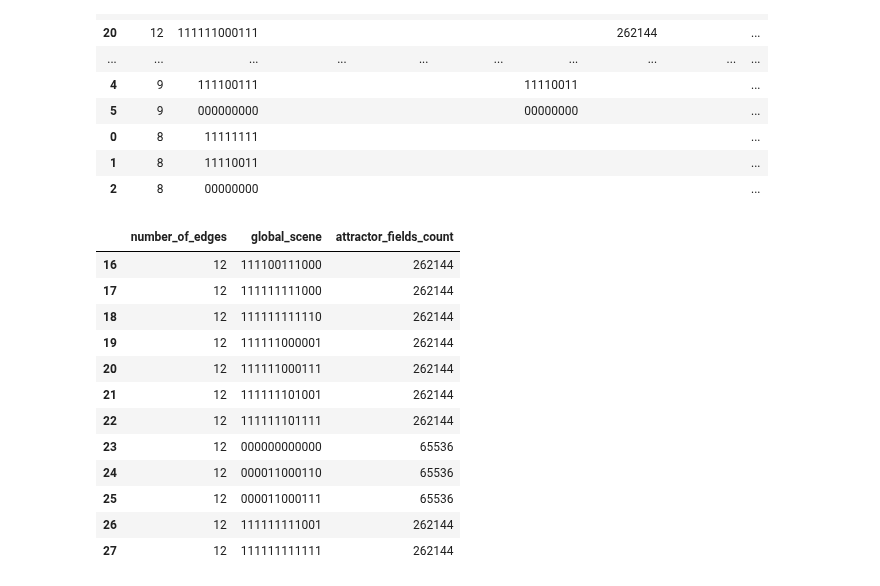
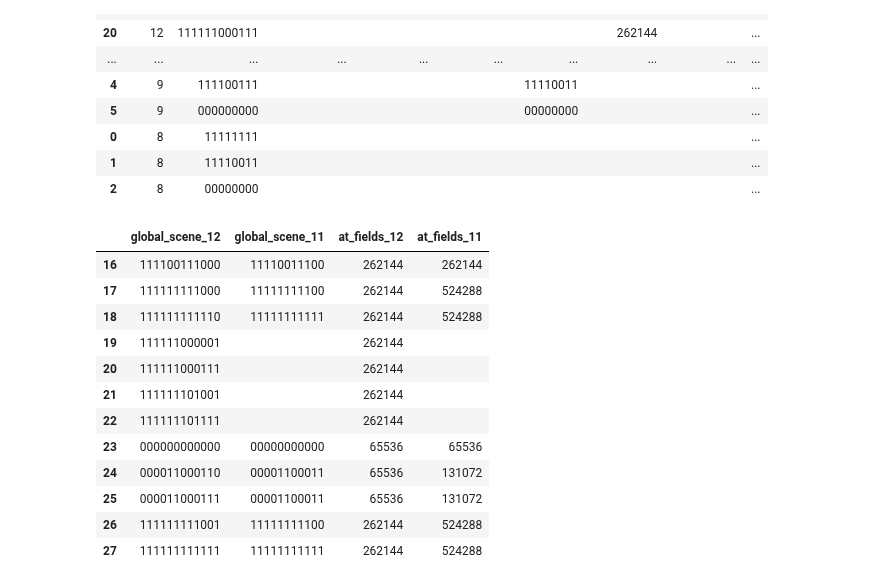
Before and after one commit to crptcusco/cbnetwork, a Jupyter notebook: experiments/7_aleatory_template_coupling_signals/exp7_3_evaluate_equivalence.ipynb, the cells around one changed output. Cells and saved outputs as stored; diff of their text form; code cells hidden in the pictures.

```diff
--- a/experiments/7_aleatory_template_coupling_signals/exp7_3_evaluate_equivalence.ipynb
+++ b/experiments/7_aleatory_template_coupling_signals/exp7_3_evaluate_equivalence.ipynb
@@ -330,23 +330,48 @@ df_final
 | 1 | 8 | 11110011 |  |  |  |  |  |  | ... |
 | 2 | 8 | 00000000 |  |  |  |  |  |  | ... |
 # %%
-import pandas as pd
-# Filtramos las escenas globales con 12 aristas
-scenes_12_edges = df_resume[df_resume['number_of_edges'] == 12]
+# Filtrar solo las filas que tienen 12 aristas
+df_filtered = df_resume[df_resume['number_of_edges'] == 12].copy()
 
-# Mostramos las escenas globales con 12 aristas
-scenes_12_edges[['number_of_edges','global_scene','attractor_fields_count']]
+# Renombrar las columnas 'global_scene' a 'global_scene_12' y 'pr_scene_11' a 'global_scene_11'
+df_filtered.rename(columns={'global_scene': 'global_scene_12'}, inplace=True)
+
+# Crear nuevas columnas para las escenas de 11 aristas y sus respectivos campos atractores
+df_filtered['global_scene_11'] = ""
+df_filtered['at_fields_12'] = ""
+df_filtered['at_fields_11'] = ""
+
+def fill_11_edges_scenes(df_12, df_all):
+    for index, row in df_12.iterrows():
+        # Asignar el campo atractor de 12 aristas
+        df_12.at[index, 'at_fields_12'] = row['attractor_fields_count']
+
+        # Buscar las escenas de 11 aristas que dependen de la escena de 12 aristas
+        scene_11 = df_all[(df_all['number_of_edges'] == 11) & (df_all['global_scene'].str.startswith(row['global_scene_12'][:-1]))]
+        if not scene_11.empty:
+            # Asignar la escena de 11 aristas y su número de campos atractores
+            df_12.at[index, 'global_scene_11'] = ' '.join(scene_11['global_scene'].astype(str))
+            df_12.at[index, 'at_fields_11'] = ' '.join(scene_11['attractor_fields_count'].astype(str))
+
+# Llenar los campos de 11 aristas basados en las escenas de 12 aristas
+fill_11_edges_scenes(df_filtered, df_resume)
+
+# Seleccionar solo las columnas necesarias: escenas de 12 y 11 aristas con sus campos atractores
+df_final_12_11 = df_filtered[['global_scene_12', 'global_scene_11', 'at_fields_12', 'at_fields_11']]
+
+# Mostrar el DataFrame resultante
+df_final_12_11
 # %% [output]
-|  | number_of_edges | global_scene | attractor_fields_count |
-| 16 | 12 | 111100111000 | 262144 |
-| 17 | 12 | 111111111000 | 262144 |
-| 18 | 12 | 111111111110 | 262144 |
-| 19 | 12 | 111111000001 | 262144 |
-| 20 | 12 | 111111000111 | 262144 |
-| 21 | 12 | 111111101001 | 262144 |
-| 22 | 12 | 111111101111 | 262144 |
-| 23 | 12 | 000000000000 | 65536 |
-| 24 | 12 | 000011000110 | 65536 |
-| 25 | 12 | 000011000111 | 65536 |
-| 26 | 12 | 111111111001 | 262144 |
-| 27 | 12 | 111111111111 | 262144 |
+|  | global_scene_12 | global_scene_11 | at_fields_12 | at_fields_11 |
+| 16 | 111100111000 | 11110011100 | 262144 | 262144 |
+| 17 | 111111111000 | 11111111100 | 262144 | 524288 |
+| 18 | 111111111110 | 11111111111 | 262144 | 524288 |
+| 19 | 111111000001 |  | 262144 |  |
+| 20 | 111111000111 |  | 262144 |  |
+| 21 | 111111101001 |  | 262144 |  |
+| 22 | 111111101111 |  | 262144 |  |
+| 23 | 000000000000 | 00000000000 | 65536 | 65536 |
+| 24 | 000011000110 | 00001100011 | 65536 | 131072 |
+| 25 | 000011000111 | 00001100011 | 65536 | 131072 |
+| 26 | 111111111001 | 11111111100 | 262144 | 524288 |
+| 27 | 111111111111 | 11111111111 | 262144 | 524288 |
```
Also changed, not shown: parts of 1 cell of this notebook.
